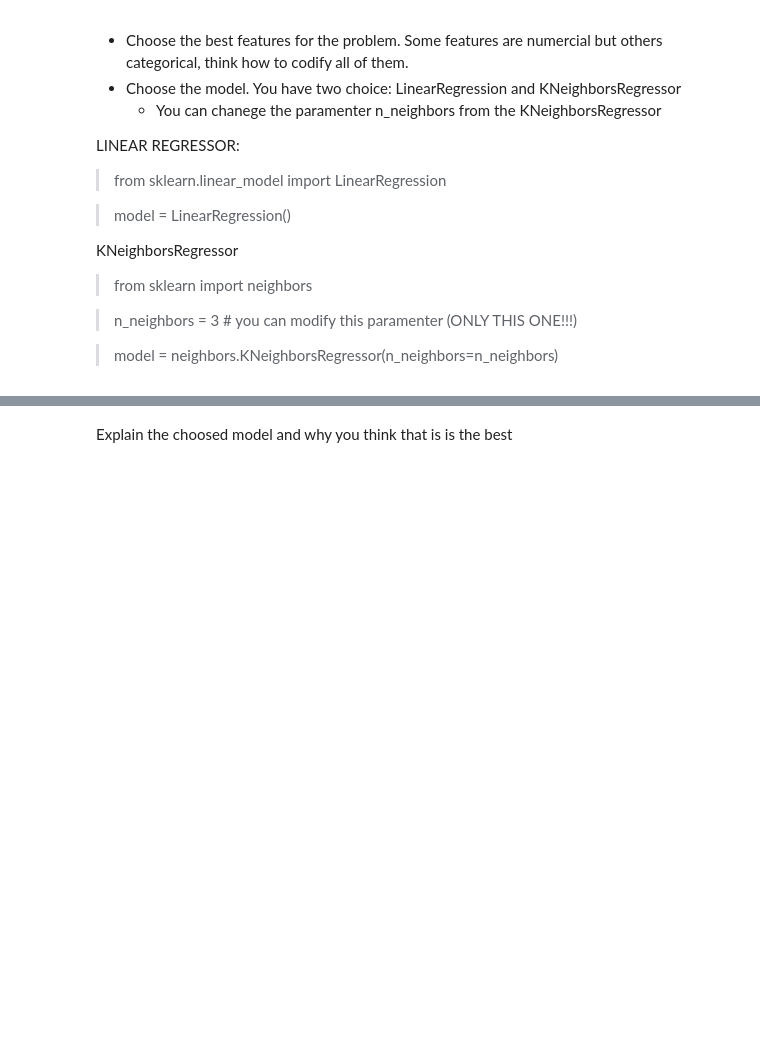
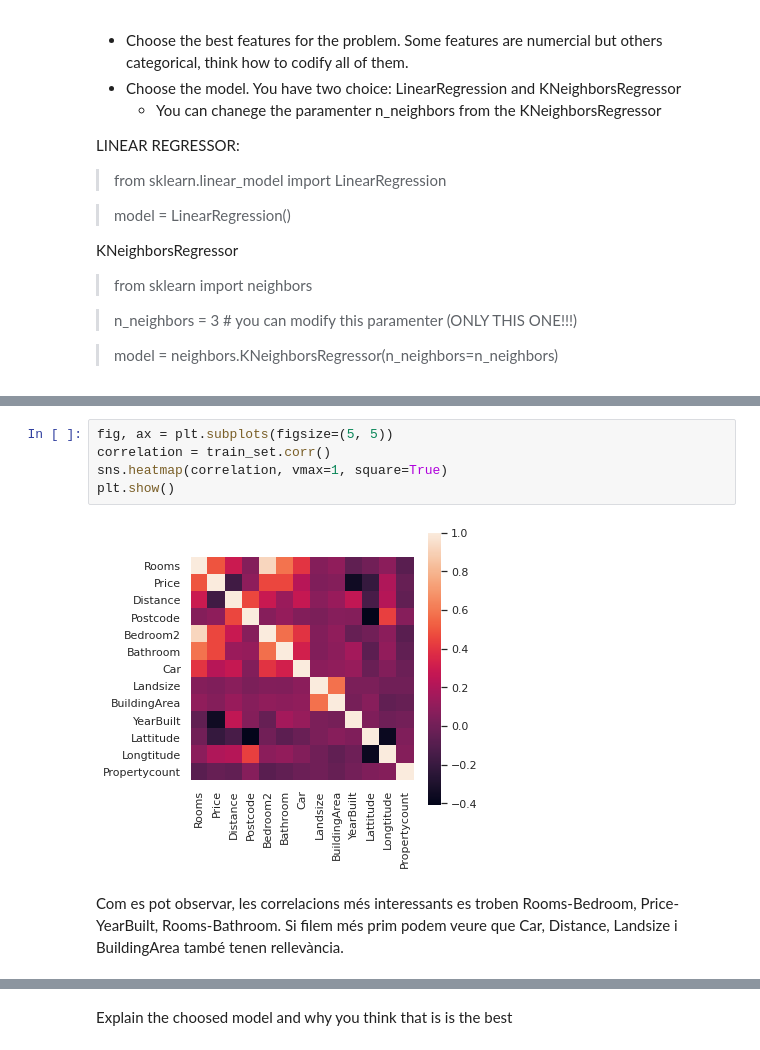
Before and after one commit to paubernabe/Aprenentatge-Automatic, a Jupyter notebook: TEOPR/Session1.ipynb, the cells around one changed output, grey strips where cells are left out. Cells and saved outputs as stored; diff of their text form; blank space fills up the shorter version.

```diff
--- a/TEOPR/Session1.ipynb
+++ b/TEOPR/Session1.ipynb
@@ -329,0 +244,9 @@ train_set
+# %%
+fig, ax = plt.subplots(figsize=(5, 5))
+correlation = train_set.corr()
+sns.heatmap(correlation, vmax=1, square=True)
+plt.show()
+# %% [output]
+[figure, added]
+# %% [markdown]
+Com es pot observar, les correlacions més interessants es troben Rooms-Bedroom, Price-YearBuilt, Rooms-Bathroom. Si filem més prim podem veure que Car, Distance, Landsize i BuildingArea també tenen rellevància.
```
Also changed, not shown: parts of 6 cells of this notebook, 4 other files.
